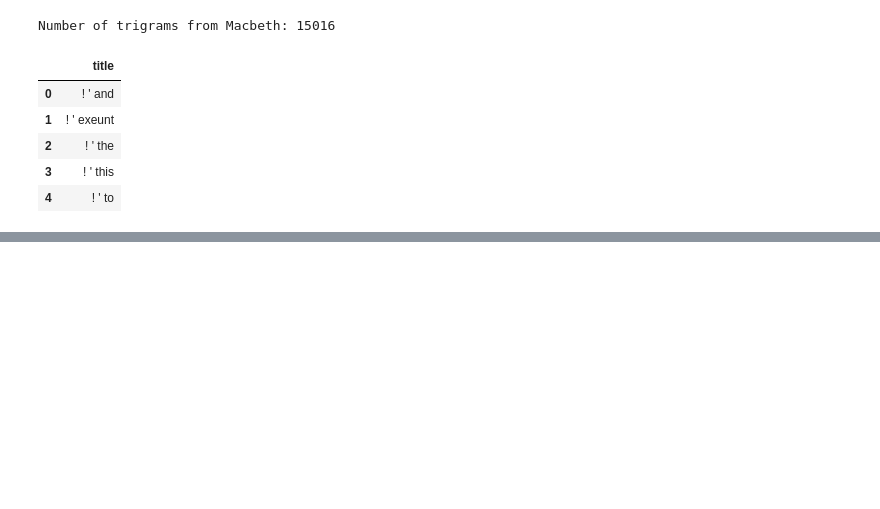
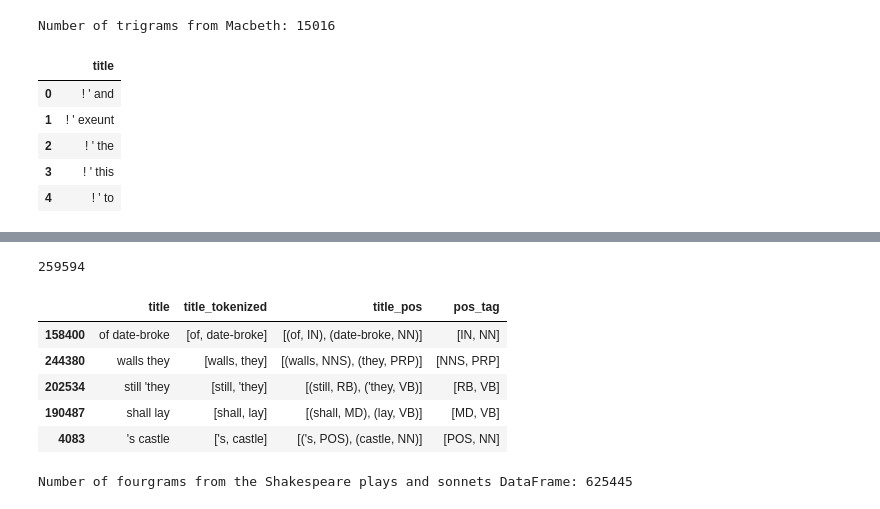
Before and after one commit to leifsmoddir/What-is-in-a-Title, a Jupyter notebook: feature_engineering/Tokenizing.ipynb, the cells around one changed output, grey strips where cells are left out. Drawn from its saved outputs; the diff is of its cells as text; code cells hidden in the pictures; blank space fills up the shorter version.

```diff
--- a/feature_engineering/Tokenizing.ipynb
+++ b/feature_engineering/Tokenizing.ipynb
@@ -130,0 +253,3 @@ mac_tri_df.shape
+# %%
+shake_bi_df = pd.DataFrame(shake_bigrams, columns=['title'])
+shake_bi_df.sample(5)
@@ -130,0 +263,50 @@ mac_tri_df.shape
+# %%
+dollar = shake_bi_df.title.str.contains('$', regex=False)
+shake_bi_df = shake_bi_df[~dollar]
+
+lparen = shake_bi_df.title.str.contains('(', regex=False)
+shake_bi_df = shake_bi_df[~lparen]
+
+rparen = shake_bi_df.title.str.contains(')', regex=False)
+shake_bi_df = shake_bi_df[~rparen]
+
+colon = shake_bi_df.title.str.contains(':', regex=False)
+shake_bi_df = shake_bi_df[~colon]
+
+semi = shake_bi_df.title.str.contains(';', regex=False)
+shake_bi_df = shake_bi_df[~semi]
+
+lbrack = shake_bi_df.title.str.contains('[', regex=False)
+shake_bi_df = shake_bi_df[~lbrack]
+
+rbrack = shake_bi_df.title.str.contains(']', regex=False)
+shake_bi_df = shake_bi_df[~rbrack]
+
+whatisthisthing = shake_bi_df.title.str.contains('`', regex=False)
+shake_bi_df = shake_bi_df[~whatisthisthing]
+
+shake_bi_df.shape[0]
+# %% [output]
+259594
+# %%
+shake_bi_df['title_tokenized'] = shake_bi_df['title'].apply(lambda x: twd.tokenize(x))
+shake_bi_df['title_pos'] = shake_bi_df['title_tokenized'].apply(lambda x: nltk.pos_tag(x))
+shake_bi_df['pos_tag'] = shake_bi_df['title_pos'].apply(lambda x: [i[1] for i in x])
+
+shake_bi_df.sample(5)
+# %% [output]
+|  | title | title_tokenized | title_pos | pos_tag |
+| 158400 | of date-broke | [of, date-broke] | [(of, IN), (date-broke, NN)] | [IN, NN] |
+| 244380 | walls they | [walls, they] | [(walls, NNS), (they, PRP)] | [NNS, PRP] |
+| 202534 | still 'they | [still, 'they] | [(still, RB), ('they, VB)] | [RB, VB] |
+| 190487 | shall lay | [shall, lay] | [(shall, MD), (lay, VB)] | [MD, VB] |
+| 4083 | 's castle | ['s, castle] | [('s, POS), (castle, NN)] | [POS, NN] |
+# %%
+n4gram_cv = CountVectorizer(ngram_range=(4,4), tokenizer=TreebankWordTokenizer().tokenize, analyzer='word')
+shake_4matrix = n4gram_cv.fit_transform(shake_df['Line'])
+
+shake_fourgrams = n4gram_cv.get_feature_names()
+
+print('Number of fourgrams from the Shakespeare plays and sonnets DataFrame:', len(shake_fourgrams))
+# %% [output]
+Number of fourgrams from the Shakespeare plays and sonnets DataFrame: 625445
```
Also changed, not shown: parts of 42 cells of this notebook.
